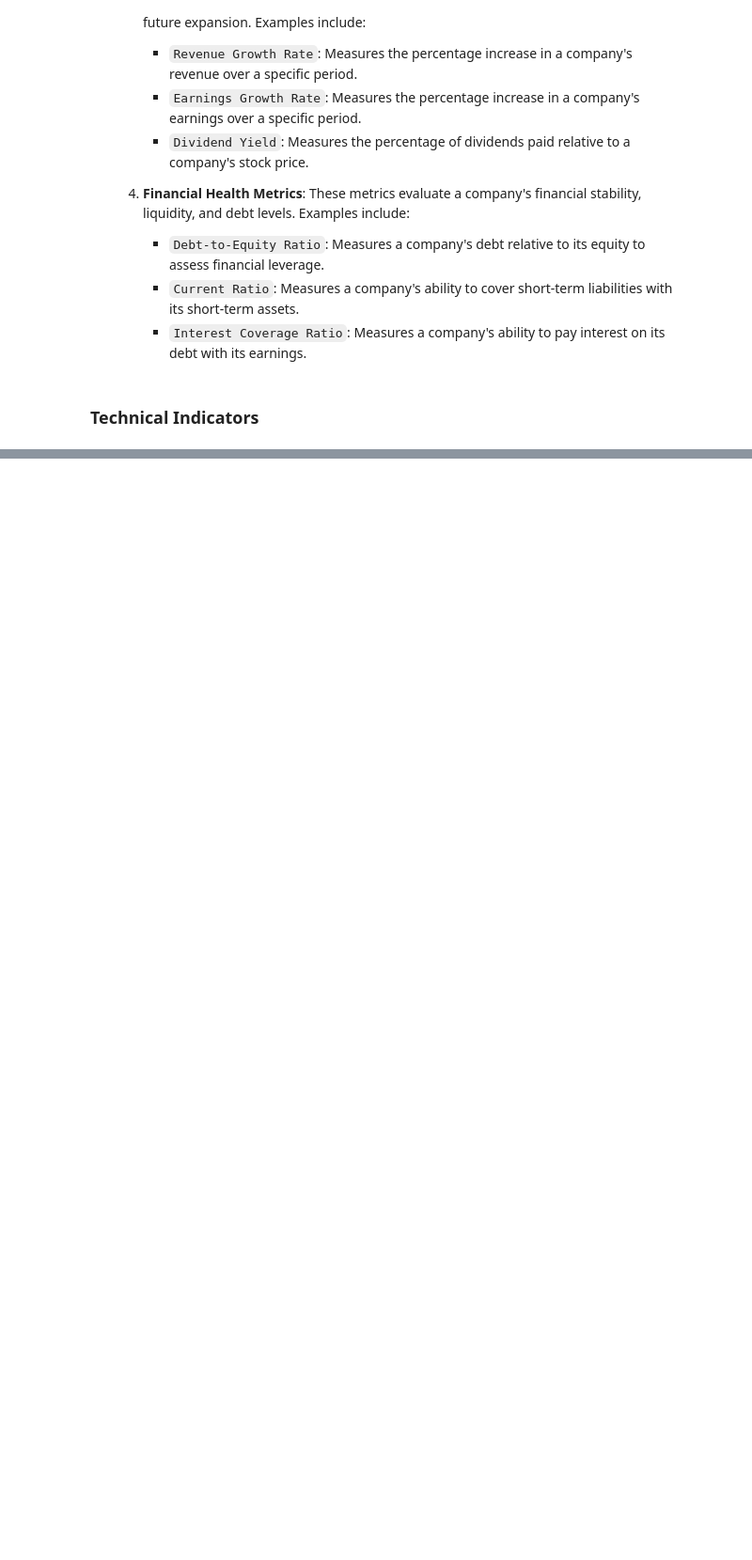
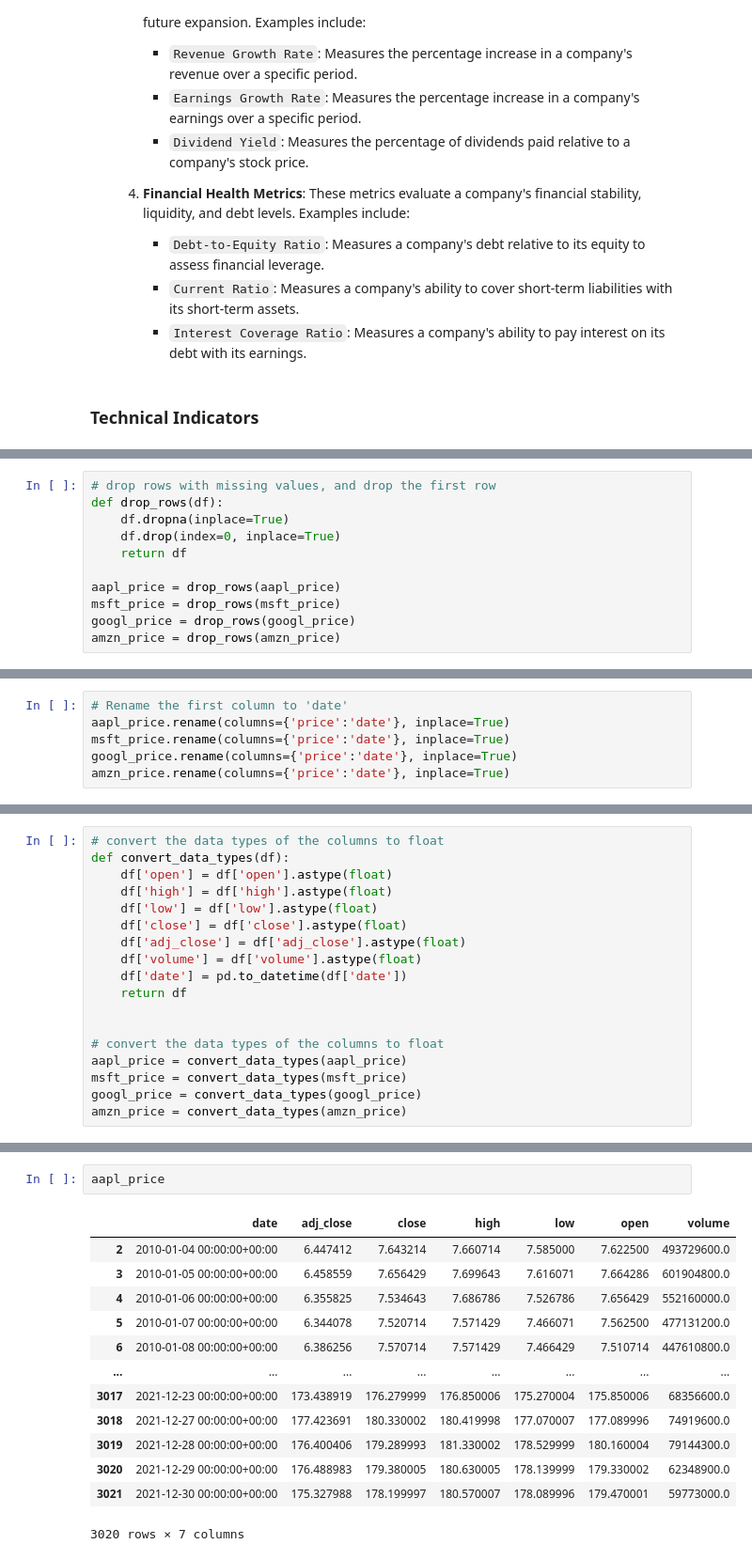
Before and after one commit to TeslimAdeyanju/6-Portfolio-Exploring-Financial-Market-Trends-Analysis, a Jupyter notebook: Exploring-Financia-Market-Analysis.ipynb, the cells around one changed output, grey strips where cells are left out. Shown: that part at 94% size. Saved outputs shown, nothing was run; the diff lists cells and outputs as text; blank space fills up the shorter version.

```diff
--- a/Exploring-Financia-Market-Analysis.ipynb
+++ b/Exploring-Financia-Market-Analysis.ipynb
@@ -378,0 +419,11 @@ all_data = pd.concat({ticker: data[ticker] for ticker in tickers}, axis=1)
+# %%
+# drop rows with missing values, and drop the first row
+def drop_rows(df):
+    df.dropna(inplace=True)
+    df.drop(index=0, inplace=True)
+    return df
+
+aapl_price = drop_rows(aapl_price)
+msft_price = drop_rows(msft_price)
+googl_price = drop_rows(googl_price)
+amzn_price = drop_rows(amzn_price)
@@ -378,0 +440,6 @@ all_data = pd.concat({ticker: data[ticker] for ticker in tickers}, axis=1)
+# %%
+# Rename the first column to 'date'
+aapl_price.rename(columns={'price':'date'}, inplace=True)
+msft_price.rename(columns={'price':'date'}, inplace=True)
+googl_price.rename(columns={'price':'date'}, inplace=True)
+amzn_price.rename(columns={'price':'date'}, inplace=True)
@@ -378,0 +484,18 @@ all_data = pd.concat({ticker: data[ticker] for ticker in tickers}, axis=1)
+# %%
+# convert the data types of the columns to float
+def convert_data_types(df):
+    df['open'] = df['open'].astype(float)
+    df['high'] = df['high'].astype(float)
+    df['low'] = df['low'].astype(float)
+    df['close'] = df['close'].astype(float)
+    df['adj_close'] = df['adj_close'].astype(float)
+    df['volume'] = df['volume'].astype(float)
+    df['date'] = pd.to_datetime(df['date'])
+    return df
+
+
+# convert the data types of the columns to float
+aapl_price = convert_data_types(aapl_price)
+msft_price = convert_data_types(msft_price)
+googl_price = convert_data_types(googl_price)
+amzn_price = convert_data_types(amzn_price)
@@ -378,0 +520,16 @@ all_data = pd.concat({ticker: data[ticker] for ticker in tickers}, axis=1)
+# %%
+aapl_price
+# %% [output]
+|  | date | adj_close | close | high | low | open | volume |
+| 2 | 2010-01-04 00:00:00+00:00 | 6.447412 | 7.643214 | 7.660714 | 7.585000 | 7.622500 | 493729600.0 |
+| 3 | 2010-01-05 00:00:00+00:00 | 6.458559 | 7.656429 | 7.699643 | 7.616071 | 7.664286 | 601904800.0 |
+| 4 | 2010-01-06 00:00:00+00:00 | 6.355825 | 7.534643 | 7.686786 | 7.526786 | 7.656429 | 552160000.0 |
+| 5 | 2010-01-07 00:00:00+00:00 | 6.344078 | 7.520714 | 7.571429 | 7.466071 | 7.562500 | 477131200.0 |
+| 6 | 2010-01-08 00:00:00+00:00 | 6.386256 | 7.570714 | 7.571429 | 7.466429 | 7.510714 | 447610800.0 |
+| ... | ... | ... | ... | ... | ... | ... | ... |
+| 3017 | 2021-12-23 00:00:00+00:00 | 173.438919 | 176.279999 | 176.850006 | 175.270004 | 175.850006 | 68356600.0 |
+| 3018 | 2021-12-27 00:00:00+00:00 | 177.423691 | 180.330002 | 180.419998 | 177.070007 | 177.089996 | 74919600.0 |
+| 3019 | 2021-12-28 00:00:00+00:00 | 176.400406 | 179.289993 | 181.330002 | 178.529999 | 180.160004 | 79144300.0 |
+| 3020 | 2021-12-29 00:00:00+00:00 | 176.488983 | 179.380005 | 180.630005 | 178.139999 | 179.330002 | 62348900.0 |
+| 3021 | 2021-12-30 00:00:00+00:00 | 175.327988 | 178.199997 | 180.570007 | 178.089996 | 179.470001 | 59773000.0 |
+3020 rows × 7 columns
```
Also changed, not shown: parts of 28 cells of this notebook, 4 other files.
